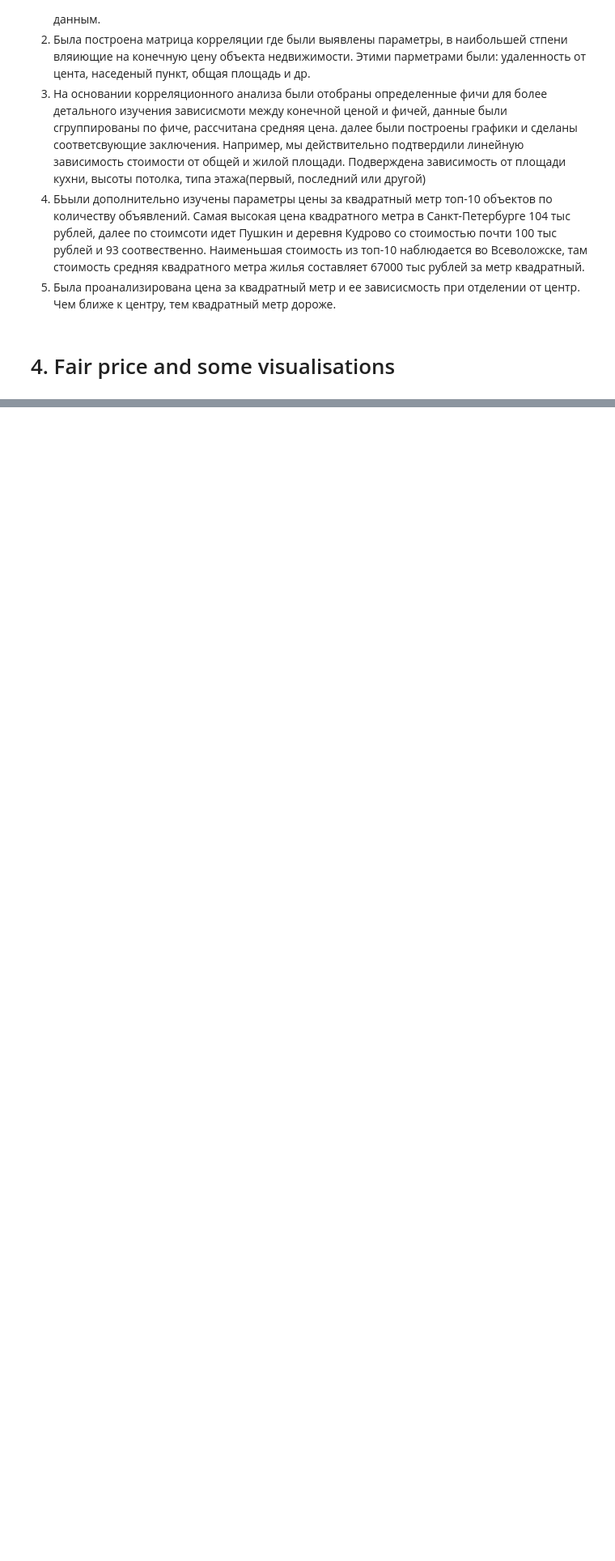
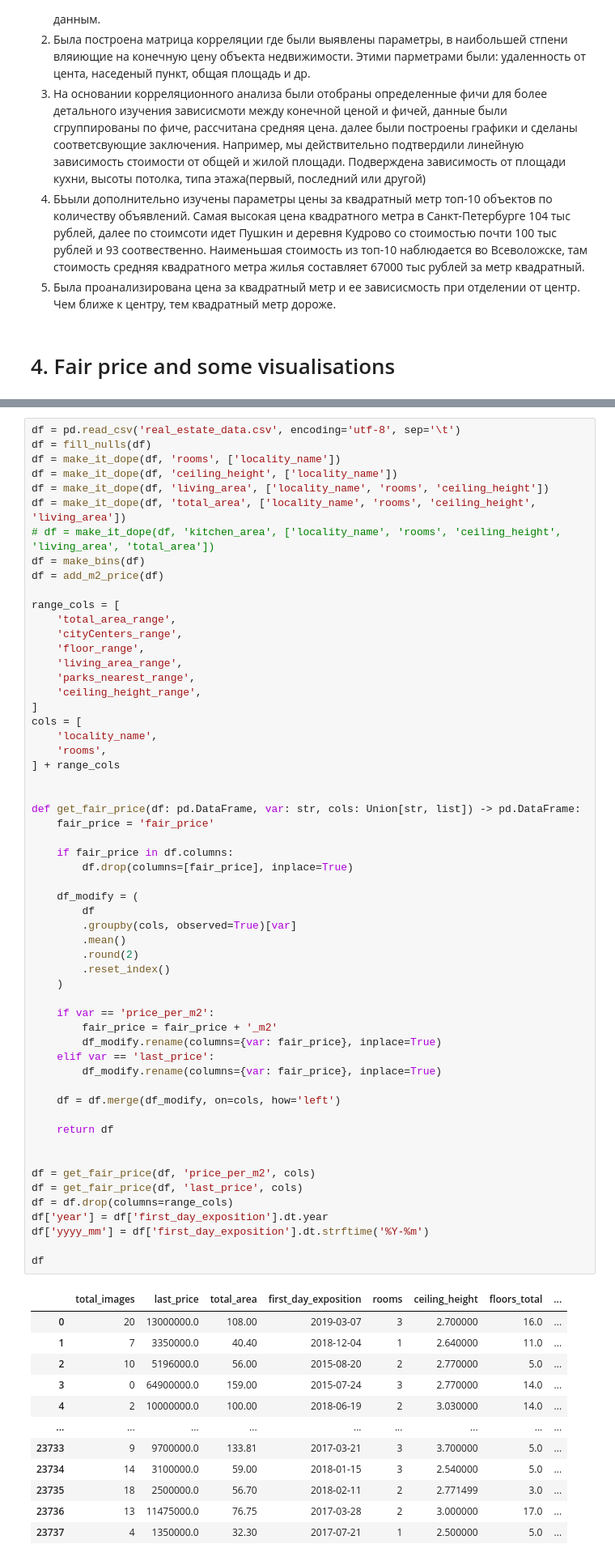
Before and after one commit to Megacinder/mds24, a Jupyter notebook: md2_python_for_DA/hometasks/final_project/python_project_4_step.ipynb, the cells around one changed output, grey strips where cells are left out. Shown at 81% size. Saved outputs shown, nothing was run; the diff lists cells and outputs as text; blank space fills up the shorter version.

```diff
--- a/md2_python_for_DA/hometasks/final_project/python_project_4_step.ipynb
+++ b/md2_python_for_DA/hometasks/final_project/python_project_4_step.ipynb
@@ -1532,0 +1560,70 @@ df_fair_price
+# %%
+df = pd.read_csv('real_estate_data.csv', encoding='utf-8', sep='\t')
+df = fill_nulls(df)
+df = make_it_dope(df, 'rooms', ['locality_name'])
+df = make_it_dope(df, 'ceiling_height', ['locality_name'])
+df = make_it_dope(df, 'living_area', ['locality_name', 'rooms', 'ceiling_height'])
+df = make_it_dope(df, 'total_area', ['locality_name', 'rooms', 'ceiling_height', 'living_area'])
+# df = make_it_dope(df, 'kitchen_area', ['locality_name', 'rooms', 'ceiling_height', 'living_area', 'total_area'])
+df = make_bins(df)
+df = add_m2_price(df)
+
+range_cols = [
+    'total_area_range',
+    'cityCenters_range',
+    'floor_range',
+    'living_area_range',
+    'parks_nearest_range',
+    'ceiling_height_range',
+]
+cols = [
+    'locality_name',
+    'rooms',
+] + range_cols
+
+
+def get_fair_price(df: pd.DataFrame, var: str, cols: Union[str, list]) -> pd.DataFrame:
+    fair_price = 'fair_price'
+
+    if fair_price in df.columns:
+        df.drop(columns=[fair_price], inplace=True)
+
+    df_modify = (
+        df
+        .groupby(cols, observed=True)[var]
+        .mean()
+        .round(2)
+        .reset_index()
+    )
+
+    if var == 'price_per_m2':
+        fair_price = fair_price + '_m2'
+        df_modify.rename(columns={var: fair_price}, inplace=True)
+    elif var == 'last_price':
+        df_modify.rename(columns={var: fair_price}, inplace=True)
+
+    df = df.merge(df_modify, on=cols, how='left')
+
+    return df
+
+
+df = get_fair_price(df, 'price_per_m2', cols)
+df = get_fair_price(df, 'last_price', cols)
+df = df.drop(columns=range_cols)
+df['year'] = df['first_day_exposition'].dt.year
+df['yyyy_mm'] = df['first_day_exposition'].dt.strftime('%Y-%m')
+
+df
+# %% [output]
+|  | total_images | last_price | total_area | first_day_exposition | rooms | ceiling_height | floors_total | ... |
+| 0 | 20 | 13000000.0 | 108.00 | 2019-03-07 | 3 | 2.700000 | 16.0 | ... |
+| 1 | 7 | 3350000.0 | 40.40 | 2018-12-04 | 1 | 2.640000 | 11.0 | ... |
+| 2 | 10 | 5196000.0 | 56.00 | 2015-08-20 | 2 | 2.770000 | 5.0 | ... |
+| 3 | 0 | 64900000.0 | 159.00 | 2015-07-24 | 3 | 2.770000 | 14.0 | ... |
+| 4 | 2 | 10000000.0 | 100.00 | 2018-06-19 | 2 | 3.030000 | 14.0 | ... |
+| ... | ... | ... | ... | ... | ... | ... | ... | ... |
+| 23733 | 9 | 9700000.0 | 133.81 | 2017-03-21 | 3 | 3.700000 | 5.0 | ... |
+| 23734 | 14 | 3100000.0 | 59.00 | 2018-01-15 | 3 | 2.540000 | 5.0 | ... |
+| 23735 | 18 | 2500000.0 | 56.70 | 2018-02-11 | 2 | 2.771499 | 3.0 | ... |
+| 23736 | 13 | 11475000.0 | 76.75 | 2017-03-28 | 2 | 3.000000 | 17.0 | ... |
+| 23737 | 4 | 1350000.0 | 32.30 | 2017-07-21 | 1 | 2.500000 | 5.0 | ... |
```
Also changed, not shown: parts of 9 cells of this notebook, 1 other file.
